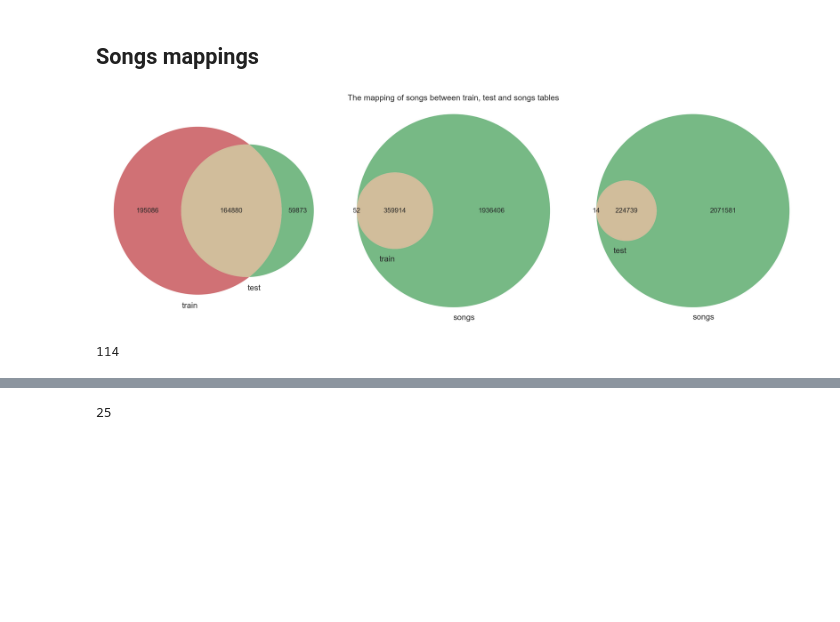
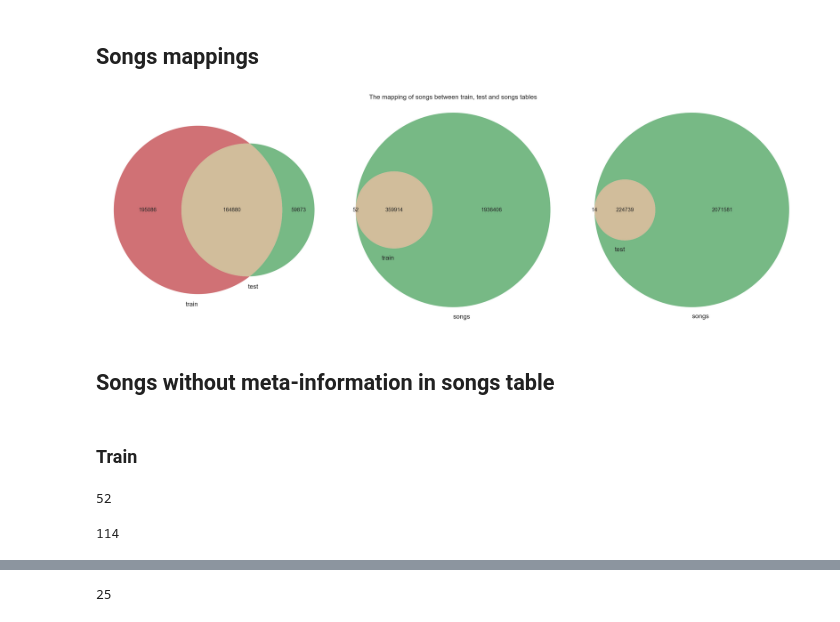
Before and after one commit to IooHooI/RECOMMENDATION_SYSTEMS_2, a Jupyter notebook: notebooks/EDA.ipynb, the cells around one changed output, grey strips where cells are left out. Cells and saved outputs as stored; diff of their text form; code cells hidden in the pictures; blank space fills up the shorter version.

```diff
--- a/notebooks/EDA.ipynb
+++ b/notebooks/EDA.ipynb
@@ -533,16 +561,54 @@ plt.show()
 # %% [markdown]
 ## Songs mappings
 # %%
-f, (ax1, ax2, ax3) = plt.subplots(nrows=1, ncols=3, figsize=(45, 15), facecolor='None')
-venn.venn2(subsets=[set(train.song_id), set(test.song_id)], set_labels=['train', 'test'], alpha=0.8, ax=ax1)
-venn.venn2(subsets=[set(train.song_id), set(songs.song_id)], set_labels=['train', 'songs'], alpha=0.8, ax=ax2)
-venn.venn2(subsets=[set(test.song_id), set(songs.song_id)], set_labels=['test', 'songs'], alpha=0.8, ax=ax3)
-f.suptitle('The mapping of songs between train, test and songs tables')
+f, (ax1, ax2, ax3) = plt.subplots(
+    nrows=1,
+    ncols=3,
+    figsize=(45, 15),
+    facecolor='None'
+)
+venn.venn2(
+    subsets=[set(train.song_id), set(test.song_id)],
+    set_labels=['train', 'test'],
+    alpha=0.8,
+    ax=ax1
+)
+venn.venn2(
+    subsets=[set(train.song_id), set(songs.song_id)],
+    set_labels=['train', 'songs'],
+    alpha=0.8,
+    ax=ax2
+)
+venn.venn2(
+    subsets=[set(test.song_id),set(songs.song_id)],
+    set_labels=['test', 'songs'],
+    alpha=0.8,
+    ax=ax3
+)
+f.suptitle(
+    'The mapping of songs between train, test and songs tables'
+)
+# for item in ([ax1.title, ax1.xaxis.label, ax1.yaxis.label] + ax1.get_xticklabels() + ax1.get_yticklabels()):
+#     item.set_fontsize(22)
+# for item in ([ax2.title, ax2.xaxis.label, ax2.yaxis.label] + ax2.get_xticklabels() + ax2.get_yticklabels()):
+#     item.set_fontsize(22)
+# for item in ([ax3.title, ax3.xaxis.label, ax3.yaxis.label] + ax3.get_xticklabels() + ax3.get_yticklabels()):
+#     item.set_fontsize(22)
 plt.tight_layout()
 plt.show()
 # %% [output]
-[figure, old version]
+[figure, new version]
+# %% [markdown]
+## Songs without meta-information in songs table
+# %% [markdown]
+### Train
 # %%
-len(train[train.song_id.isin(set(train.song_id) - set(songs.song_id))])
+train_songs_without_meta = set(train[train.song_id.isin(set(train.song_id) - set(songs.song_id))].song_id)
-# %% [output]
-114
+# %%
+len(train_songs_without_meta)
+# %% [output]
+52
+# %%
+len(train[train.song_id.isin(train_songs_without_meta)])
+# %% [output]
+114
```
Also changed, not shown: parts of 20 cells of this notebook.
